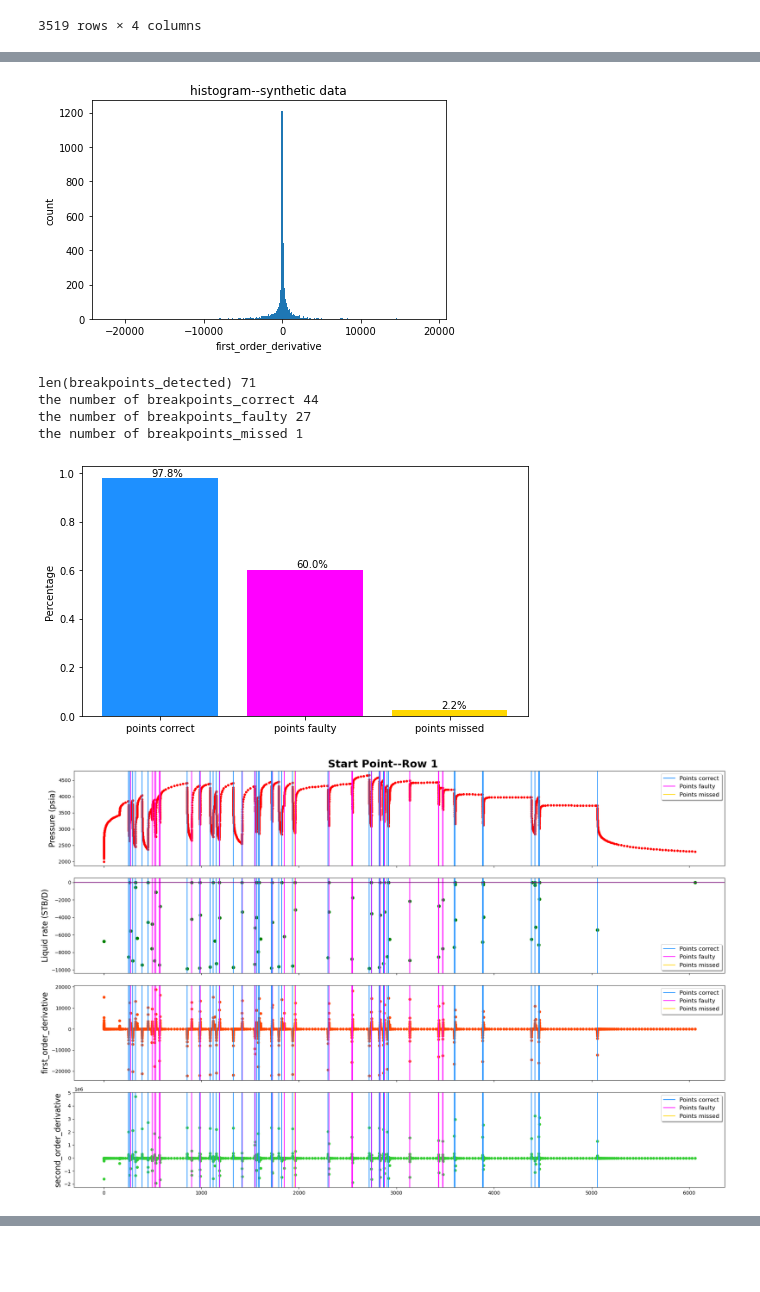
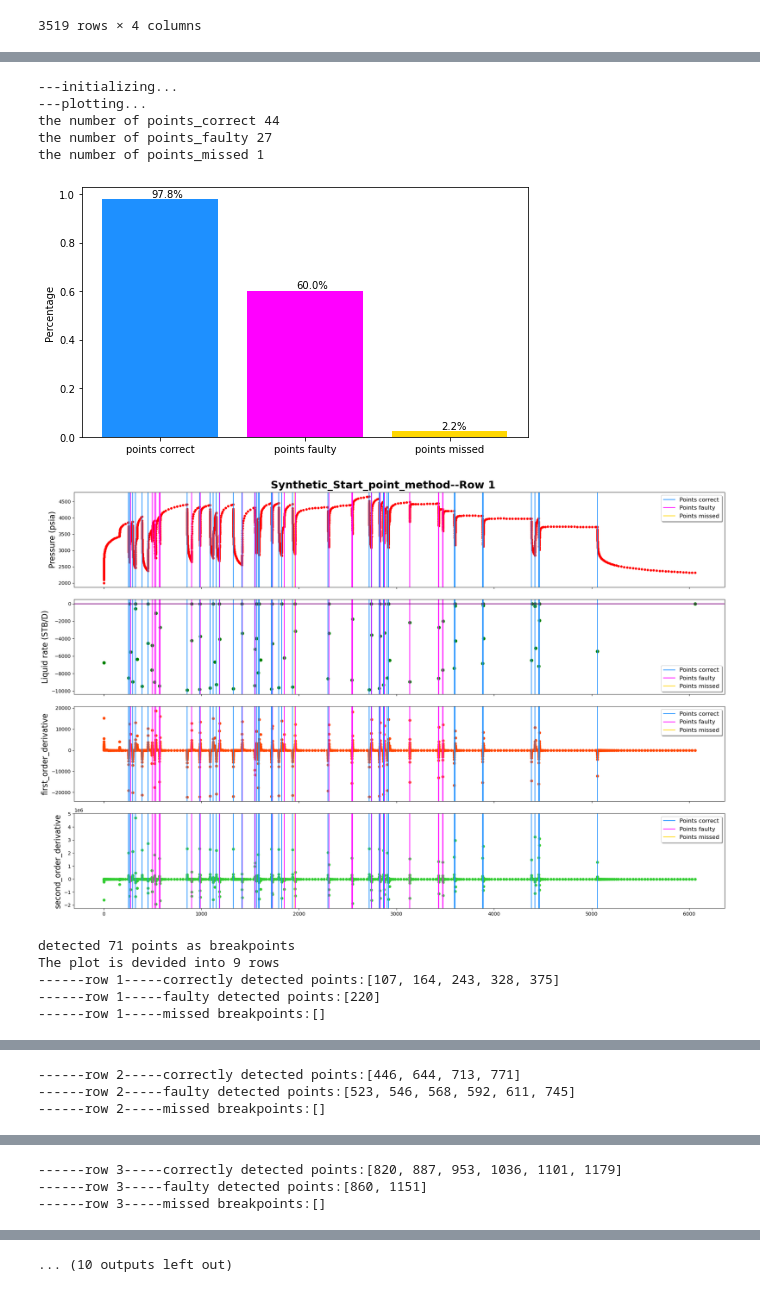
Before and after one commit to juneciel510/transient_identification, a Jupyter notebook: source_code/synthetic_data.ipynb, the cells around one changed output, grey strips where cells are left out. Cells and saved outputs as stored; diff of their text form; code cells hidden in the pictures; blank space fills up the shorter version.

Commit message:
plot class finished

```diff
--- a/source_code/synthetic_data.ipynb
+++ b/source_code/synthetic_data.ipynb
@@ -31,8 +31,16 @@ from plot2 import group_index, plot_breakpoints,plot_4_metrics,plot_4_metrics_de
 #experiment setup
 ground_truth=[107, 164, 243, 328, 375, 446, 644, 713, 771, 820, 887, 953, 1036, 1101, 1179, 1254, 1319, 1396, 1456, 1513, 1598, 1648, 1719, 1784, 1875, 1938, 2017, 2073, 2185, 2247, 2315, 2369, 2433, 2487, 2552, 2610, 2835, 2916, 2965, 3044, 3101, 3240, 3284, 3368, 3411]
 print(len(ground_truth))
-colum_names ={"pressure":["Date","Pressure (psia)","first_order_derivative","second_order_derivative"],
-                    "rate":["Time@end","Liquid rate (STB/D)"]}
+# colum_names ={"pressure":{"Date","Pressure (psia)","first_order_derivative","second_order_derivative"},
+#                     "rate":{"Time@end","Liquid rate (STB/D)"}}
+
+colum_names={"pressure":{"time":"Date",
+                        "measure":"Pressure (psia)",
+                        "first_order_derivative":"first_order_derivative",
+                        "second_order_derivative":"second_order_derivative"},
+             "rate":{"time":"Time@end",
+                     "measure":"Liquid rate (STB/D)"}}
+data_inOneRow=400
 # %% [output]
 45
 # %%
@@ -152,30 +169,40 @@ findfont: Font family ['Arial Black'] not found. Falling back to DejaVu Sans.
 # %%
-data=pressure_df["first_order_derivative"]
-xlabel="first_order_derivative"
-ylabel="count"
-title='histogram--synthetic data'
-plot_histogram(data, xlabel, ylabel,title)
+# data=pressure_df["first_order_derivative"]
+# xlabel="first_order_derivative"
+# ylabel="count"
+# title='histogram--synthetic data'
+# plot_histogram(data, xlabel, ylabel,title)
-# %% [output]
-[figure, removed]
 # %%
 #startPoint2
 noise_threshold=2.9
-plots_toSave=[]
 breakpoints_detected_startPoint2=detect_breakpoints_startPoint2(first_order_derivative,second_order_derivative,noise_threshold)
-print("len(breakpoints_detected)",len(breakpoints_detected_startPoint2))
-plot_detection_statistics(breakpoints_detected_startPoint2,ground_truth)
-plot_name="Start Point"
-plot_4_metrics(pressure_df,
-               rate_df,
-               breakpoints_detected_startPoint2,
-               ground_truth,
-               plots_toSave,
-               plot_name,
-               colum_names)
+#plot & save
+filename_toSave="../data_output/Synthetic_Start_point_method.pdf"
+plot_name="Synthetic_Start_point_method"
+plot_whole=True
+plot_details=True
+plot_statistics=True
+PlotNSave(pressure_df,
+          rate_df,
+          breakpoints_detected_startPoint2,
+          ground_truth,
+          data_inOneRow,
+          plot_name,
+          filename_toSave,
+          plot_statistics,
+          plot_whole,
+          plot_details,
+          colum_names)
 # %% [output]
-len(breakpoints_detected) 71
-the number of breakpoints_correct 44
-the number of breakpoints_faulty 27
-the number of breakpoints_missed 1
+---initializing...
+---plotting...
+the number of points_correct 44
+the number of points_faulty 27
+the number of points_missed 1
 [figure]
-[figure, old version]
+[figure, new version]
+detected 71 points as breakpoints
+The plot is devided into 9 rows
+------row 1-----correctly detected points:[107, 164, 243, 328, 375]
+------row 1-----faulty detected points:[220]
+------row 1-----missed breakpoints:[]
@@ -181,0 +210,3 @@ the number of breakpoints_missed 1
+------row 2-----correctly detected points:[446, 644, 713, 771]
+------row 2-----faulty detected points:[523, 546, 568, 592, 611, 745]
+------row 2-----missed breakpoints:[]
@@ -181,0 +214,3 @@ the number of breakpoints_missed 1
+------row 3-----correctly detected points:[820, 887, 953, 1036, 1101, 1179]
+------row 3-----faulty detected points:[860, 1151]
+------row 3-----missed breakpoints:[]
@@ -181,0 +225 @@ the number of breakpoints_missed 1
+... (10 outputs left out)
```
Also changed, not shown: parts of 10 cells of this notebook, 6 other files.
